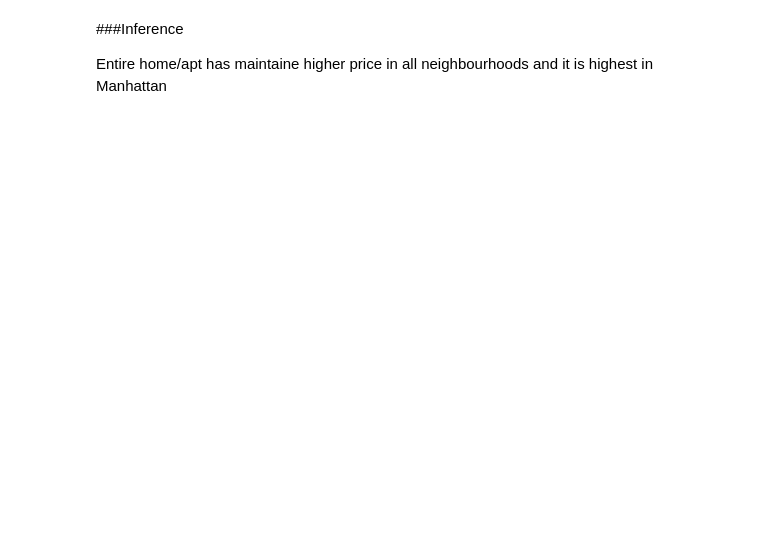
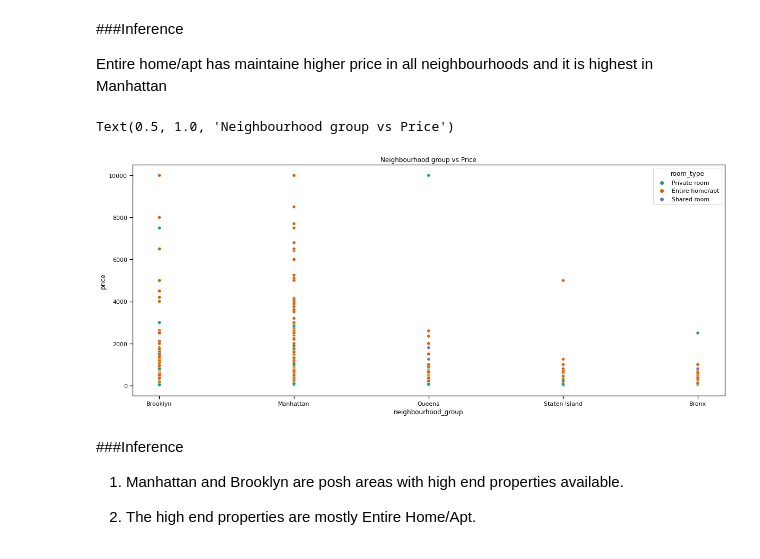
Before and after one commit to pasayat-siddhartha/Capstone_Project01_EDA_Airbnb_Booking_Analysis, a Jupyter notebook: SP_Airbnb_Bookings_Analysis_Capstone_Project.ipynb, the cells around one changed output. Saved outputs shown, nothing was run; the diff lists cells and outputs as text; code cells hidden in the pictures; blank space fills up the shorter version.

```diff
--- a/SP_Airbnb_Bookings_Analysis_Capstone_Project.ipynb
+++ b/SP_Airbnb_Bookings_Analysis_Capstone_Project.ipynb
@@ -350,3 +350,16 @@ Text(0.5, 1.0, 'Neighbourhood group vs Price')
 ###Inference
 
 Entire home/apt has maintaine higher price in all neighbourhoods and it is highest in Manhattan
+# %%
+fig = plt.figure(figsize=(20, 8))
+sns.scatterplot(data=df, x='neighbourhood_group', y='price', hue='room_type', palette="Dark2")
+plt.title('Neighbourhood group vs Price')
+# %% [output]
+Text(0.5, 1.0, 'Neighbourhood group vs Price')
+[figure, added]
+# %% [markdown]
+###Inference
+
+1) Manhattan and Brooklyn are posh areas with high end properties available.
+
+2) The high end properties are mostly Entire Home/Apt.
```
Also changed, not shown: parts of 1 cell of this notebook.
